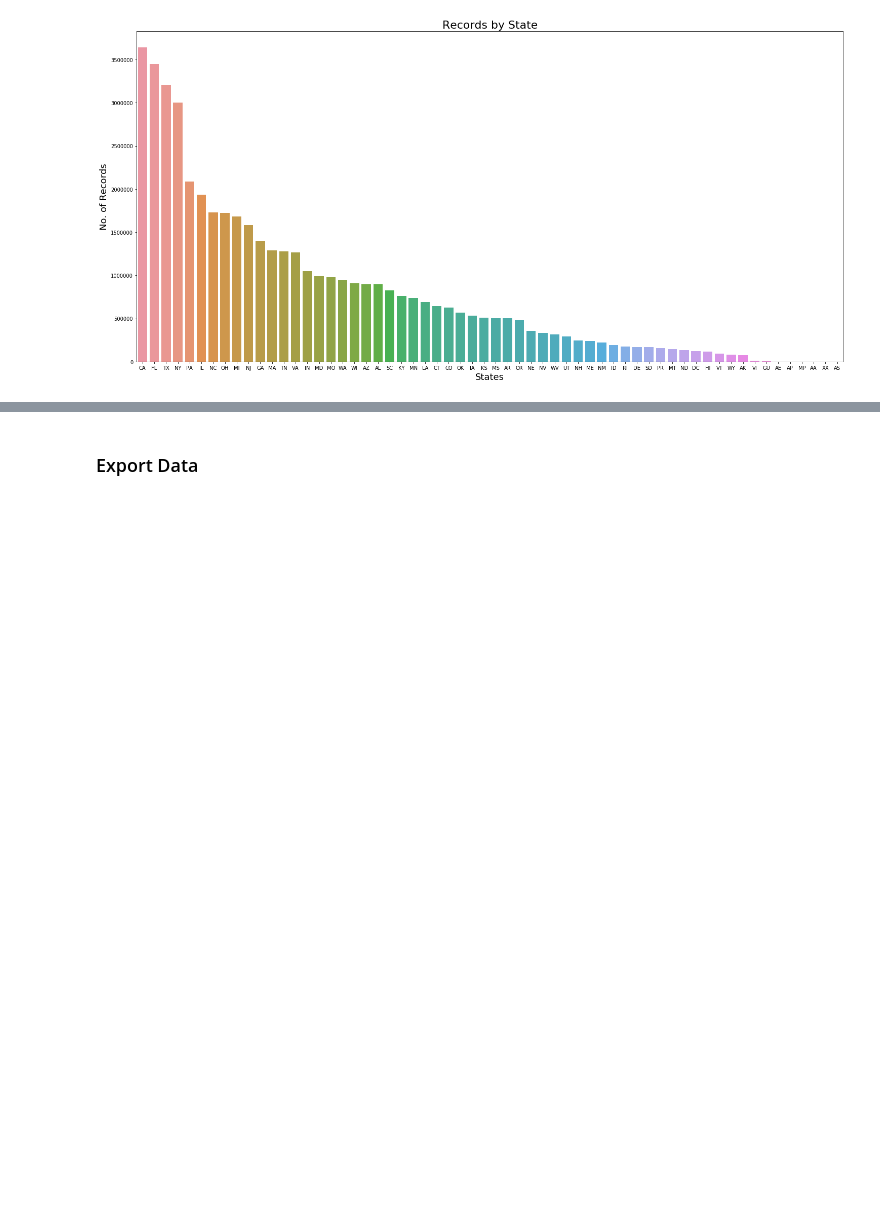
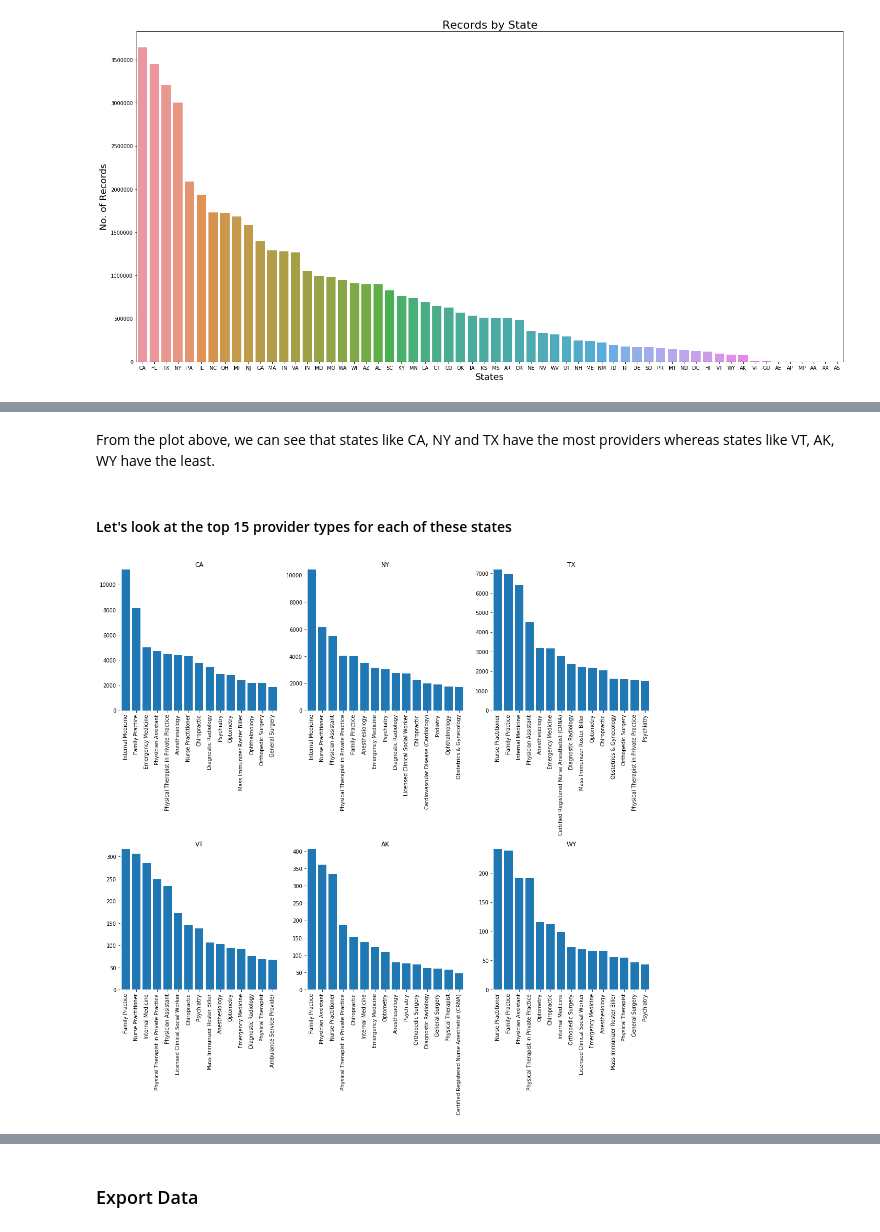
Before and after one commit to mohi9282/arcgis-python-api, a Jupyter notebook: samples/04_gis_analysts_data_scientists/medicare_payment_part1.ipynb, the cells around one changed output, grey strips where cells are left out. Saved outputs shown, nothing was run; the diff lists cells and outputs as text; code cells hidden in the pictures; blank space fills up the shorter version.

```diff
--- a/samples/04_gis_analysts_data_scientists/medicare_payment_part1.ipynb
+++ b/samples/04_gis_analysts_data_scientists/medicare_payment_part1.ipynb
@@ -532,0 +641,21 @@ Text(0, 0.5, 'No. of Records')
+# %% [markdown]
+From the plot above, we can see that states like CA, NY and TX have the most providers whereas states like VT, AK, WY have the least.
+# %% [markdown]
+#### Let's look at the top 15 provider types for each of these states
+# %%
+states = ['CA','NY','TX','VT','AK','WY']
+fig = plt.figure(figsize=(15, 15))
+for sp in range(0,6):
+    ax = fig.add_subplot(2,3,sp+1)
+    provType = unique_df[unique_df['state']==states[sp]]['provider_type'].value_counts().reset_index()
+    ax.bar(provType.iloc[:15,0], provType.iloc[:15,1])
+    ax.set_title(states[sp])
+    ax.set_ylim(0,provType.iloc[0,1])
+    plt.xticks(rotation=90)
+    for key, spine in ax.spines.items():
+        spine.set_visible(False)
+    ax.margins(0.01, 0)
+plt.tight_layout() # automatically adjusts layout to fit long labels
+plt.show()
+# %% [output]
+[figure, added]
```
Also changed, not shown: parts of 26 cells of this notebook, 3 other files.
